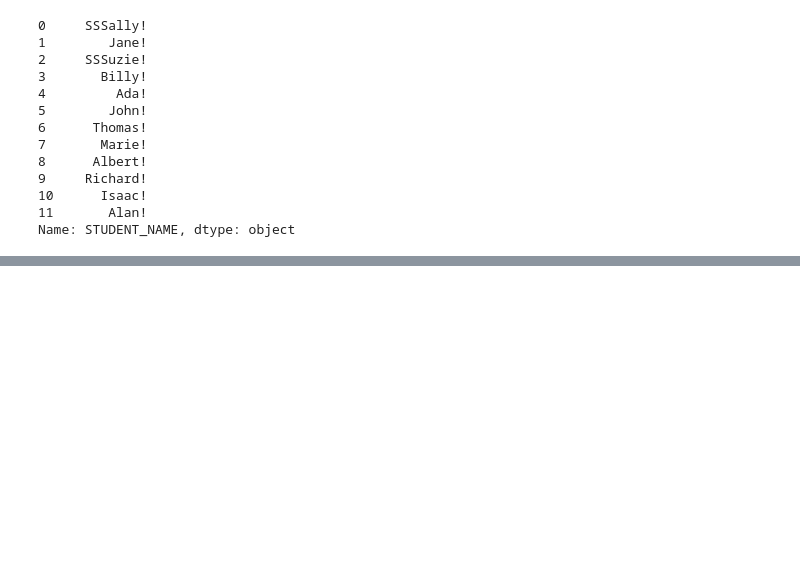
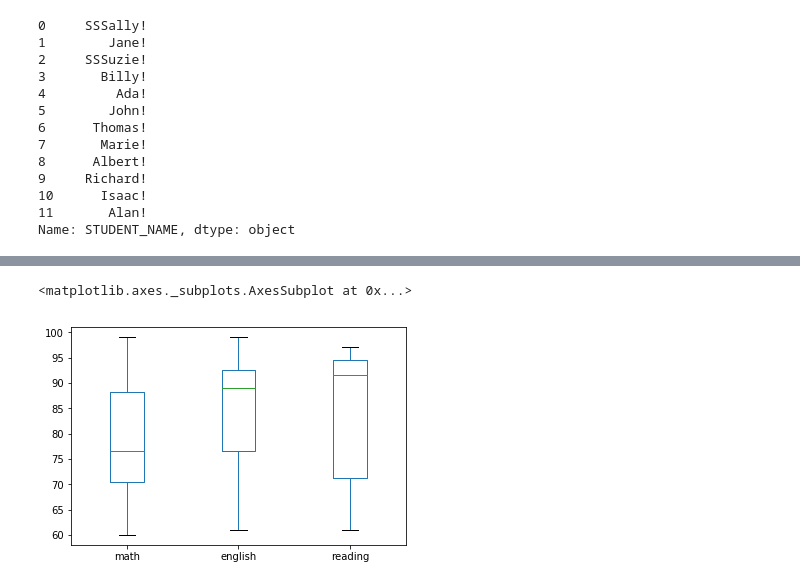
Before and after one commit to CodeupClassroom/ada-python-exercises, a Jupyter notebook: pandas_lesson.ipynb, the cells around one changed output, grey strips where cells are left out. Saved outputs shown, nothing was run; the diff lists cells and outputs as text; code cells hidden in the pictures; blank space fills up the shorter version.

```diff
--- a/pandas_lesson.ipynb
+++ b/pandas_lesson.ipynb
@@ -364,0 +445,5 @@ Name: STUDENT_NAME, dtype: object
+# %%
+df.plot.box()
+# %% [output]
+<matplotlib.axes._subplots.AxesSubplot at 0x...>
+[figure, added]
```
Also changed, not shown: parts of 8 cells of this notebook.
